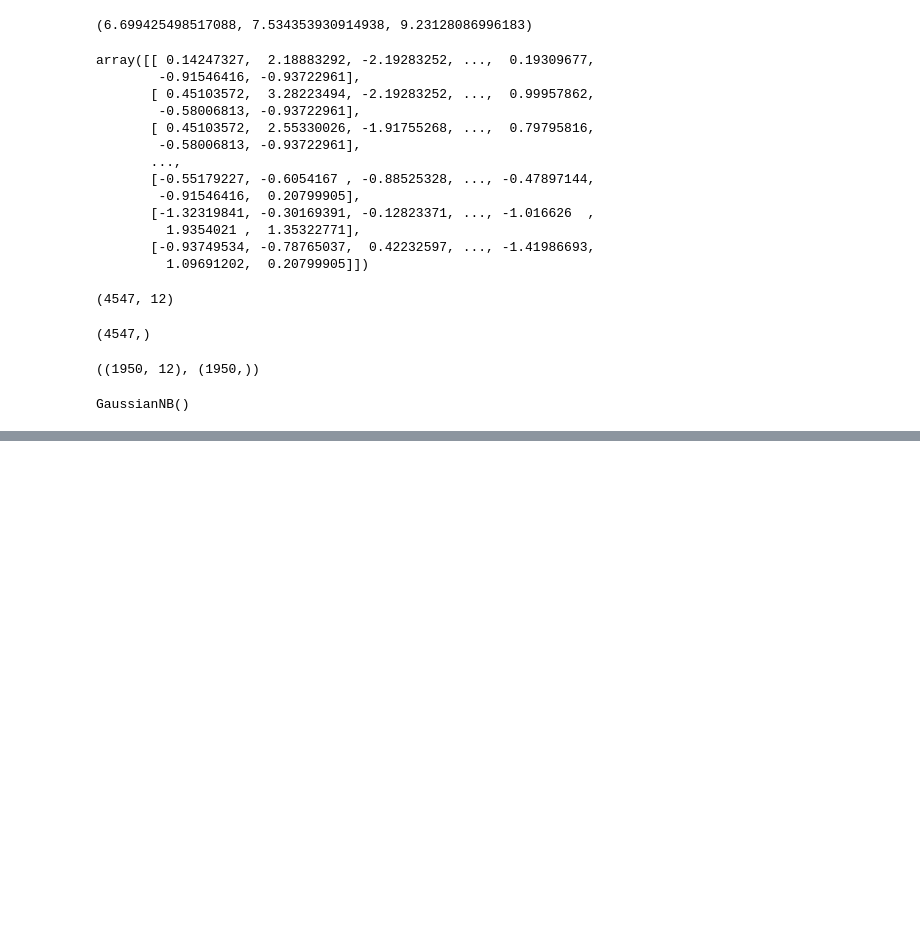
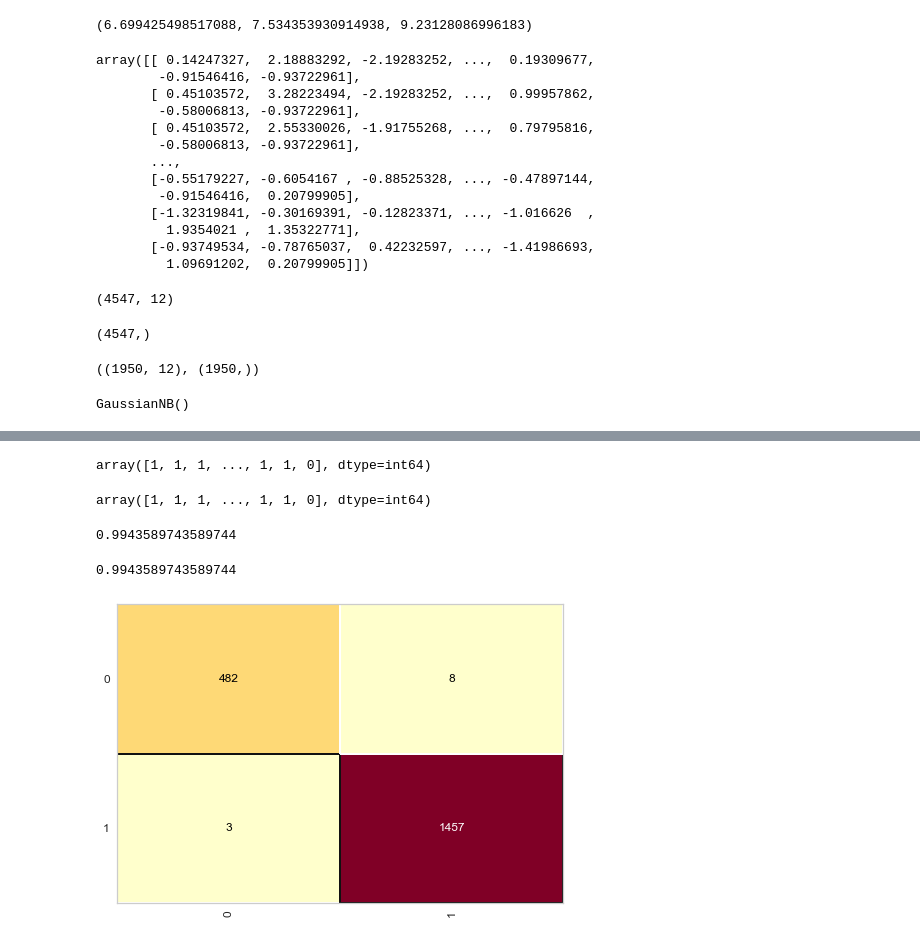
Before and after one commit to Juliachavess/PredicaoVinho, a Jupyter notebook: vinhos.ipynb, the cells around one changed output, grey strips where cells are left out. Cells and saved outputs as stored; diff of their text form; code cells hidden in the pictures; blank space fills up the shorter version.

Commit message:
modelo com Redes neurais artificiais

```diff
--- a/vinhos.ipynb
+++ b/vinhos.ipynb
@@ -161,0 +166,5 @@ weighted avg       0.98      0.97      0.97      1950
+# %%
+rede_neural = MLPClassifier(max_iter=1500, verbose=True, tol=0.000100,
+                                   solver = 'adam', activation = 'relu',
+                                   hidden_layer_sizes = (50,50))
+rede_neural.fit(x_treino, y_treino)
@@ -161,0 +190,22 @@ weighted avg       0.98      0.97      0.97      1950
+# %%
+previsoes = rede_neural.predict(x_teste)
+previsoes
+# %% [output]
+array([1, 1, 1, ..., 1, 1, 0], dtype=int64)
+# %%
+y_teste
+# %% [output]
+array([1, 1, 1, ..., 1, 1, 0], dtype=int64)
+# %%
+from sklearn.metrics import accuracy_score, classification_report
+accuracy_score(y_teste, previsoes)
+# %% [output]
+0.9943589743589744
+# %%
+from yellowbrick.classifier import ConfusionMatrix
+cm = ConfusionMatrix(rede_neural)
+cm.fit(x_treino, y_treino)
+cm.score(x_teste, y_teste)
+# %% [output]
+0.9943589743589744
+[figure, added]
```
Also changed, not shown: parts of 8 cells of this notebook.
